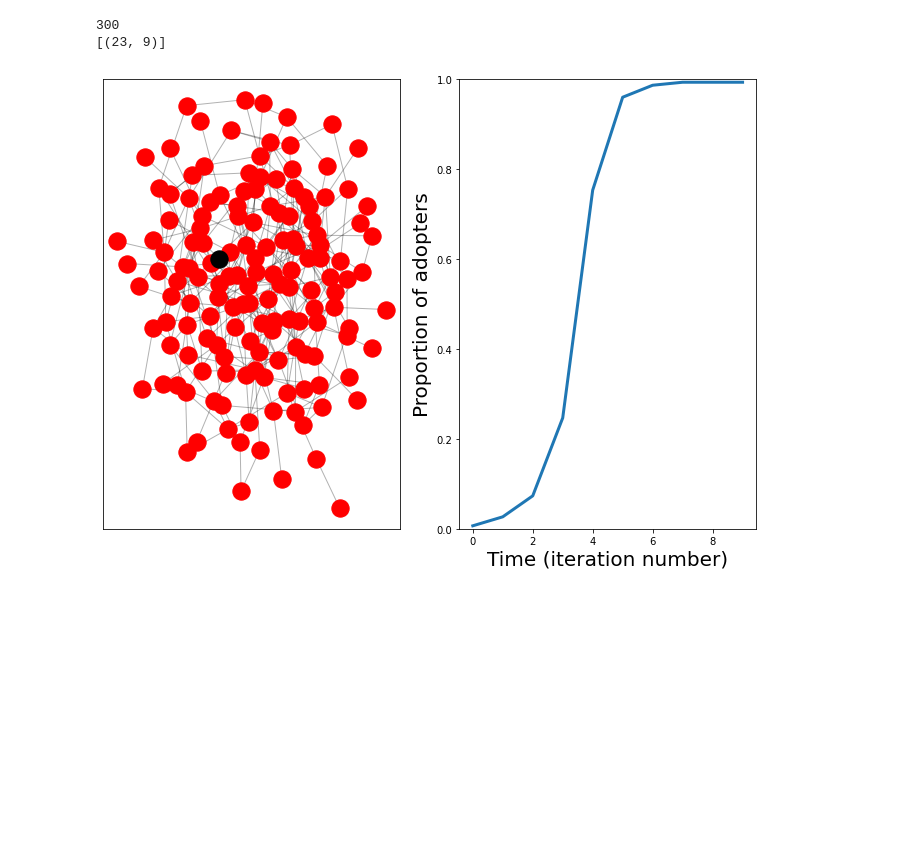
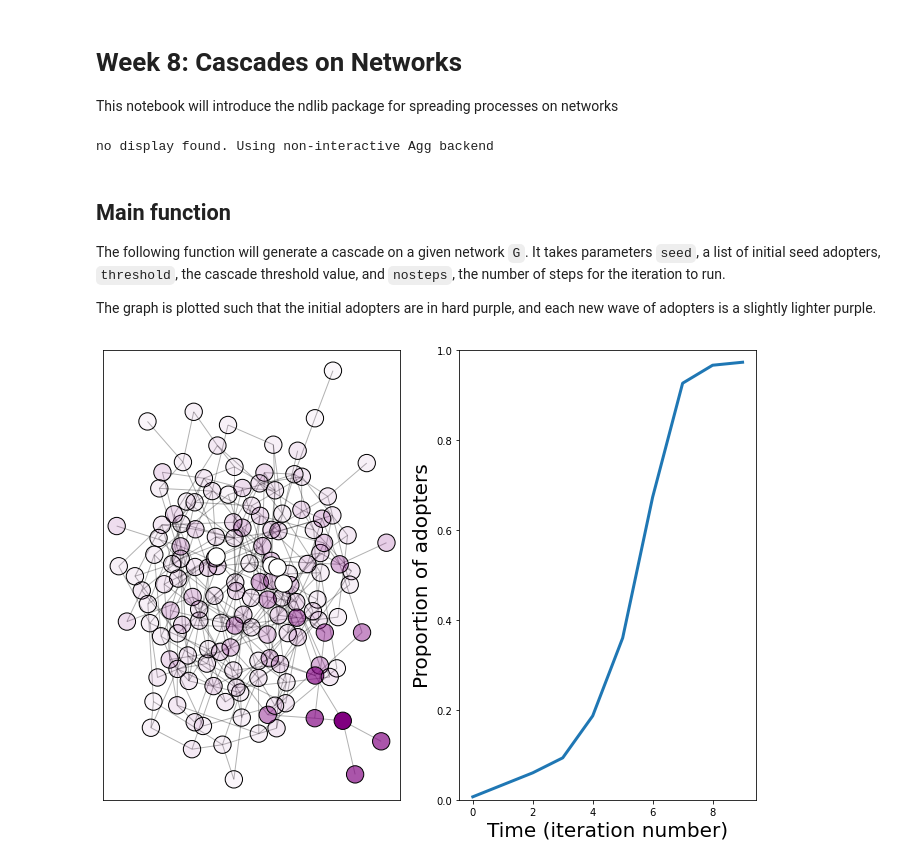
Before and after one commit to narnolddd/DMSNTutorials, a Jupyter notebook: Week8/Week8.ipynb, the cells around one changed output. Saved outputs shown, nothing was run; the diff lists cells and outputs as text; code cells hidden in the pictures; blank space fills up the shorter version.

```diff
--- a/Week8/Week8.ipynb
+++ b/Week8/Week8.ipynb
@@ -21,0 +1,4 @@ no display found. Using non-interactive Agg backend
+# %% [markdown]
+# Week 8: Cascades on Networks
+
+This notebook will introduce the ndlib package for spreading processes on networks
@@ -22,5 +15,22 @@ no display found. Using non-interactive Agg backend
+# %%
+import ndlib.models.ModelConfig as mc
+import ndlib.models.epidemics as ep
+from ndlib.viz.mpl.DiffusionTrend import DiffusionTrend
+%matplotlib inline
+from collections import defaultdict
+
+a4_dims = (11.7, 8.27)
+# %% [output]
+no display found. Using non-interactive Agg backend
+# %% [markdown]
+## Main function
+
+The following function will generate a cascade on a given network `G`. It takes parameters `seed`, a list of initial seed adopters, `threshold`, the cascade threshold value, and `nosteps`, the number of steps for the iteration to run.
+
+The graph is plotted such that the initial adopters are in hard purple, and each new wave of adopters is a slightly lighter purple.
 # %%
 def vis_cascade(G, seed, threshold, nosteps):
+
     no_nodes = len(G.nodes())
     model = ep.ThresholdModel(G)
     config = mc.Configuration()
@@ -33,14 +43,17 @@ def vis_cascade(G, seed, threshold, nosteps):
     model.set_initial_status(config)
 
     infected = defaultdict(lambda: False)
+    nodealpha = defaultdict(lambda: 1.0)
 
     iterations = model.iteration_bunch(nosteps)
     trends = model.build_trends(iterations)
+
     viz = DiffusionTrend(model, trends)
 
     for j in range(nosteps):
         for node in iterations[j]['status'].keys():
             if iterations[j]['status'][node]==1:
+                nodealpha[node]=np.power(1.5, -j)
                 infected[node]=True
 
     times = np.array(range(nosteps))
@@ -56,26 +69,26 @@ def vis_cascade(G, seed, threshold, nosteps):
     pos = nx.spring_layout(G)
     pos = nx.kamada_kawai_layout(G,pos=pos)
 
-    nx.draw_networkx_nodes(G, ax=ax[0], nodelist = [nd for nd in G.nodes() if infected[nd]],
-                           pos=pos, node_color='red')
-    nx.draw_networkx_nodes(G, ax=ax[0], nodelist = [nd for nd in G.nodes() if not infected[nd]],
-                           pos=pos, node_color='black')
+    alphas = np.array([nodealpha[j] for j in G.nodes() if infected[j]])
+
+    nodes = nx.draw_networkx_nodes(G, ax=ax[0], nodelist = [nd for nd in G.nodes() if infected[nd]],
+                           pos=pos, node_color='purple', alpha=alphas)
+
+    nodes.set_edgecolor('black')
+    nodes = nx.draw_networkx_nodes(G, ax=ax[0], nodelist = [nd for nd in G.nodes() if not infected[nd]],
+                           pos=pos, node_color='white')
+    nodes.set_edgecolor('black')
     nx.draw_networkx_edges(G, ax=ax[0], pos=pos, alpha = 0.3)
+    plt.show()
 # %%
 G = nx.gnm_random_graph(150,300)
-print(len(G.edges()))
-
-# Set cascade threshold
 
 # Select highest degree node as seed
 seed = [sorted(G.degree, key=lambda x: x[1], reverse=True)[0][0]]
-print(G.degree(seed))
 
-vis_cascade(G,[0],0.1,10)
+vis_cascade(G,[0],0.2,10)
 # %% [output]
-300
-[(23, 9)]
-[figure, old version]
+[figure, new version]
 # %%
 G = nx.barabasi_albert_graph(150, 2)
 print(len(G.edges()))
```
Also changed, not shown: parts of 5 cells of this notebook, 1 other file.
